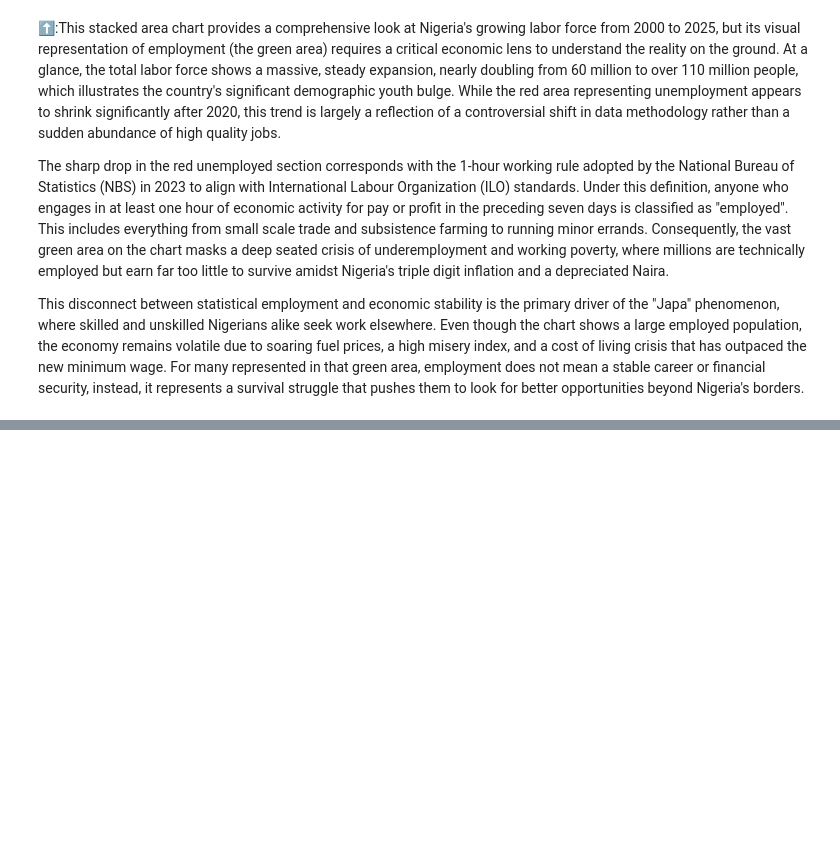
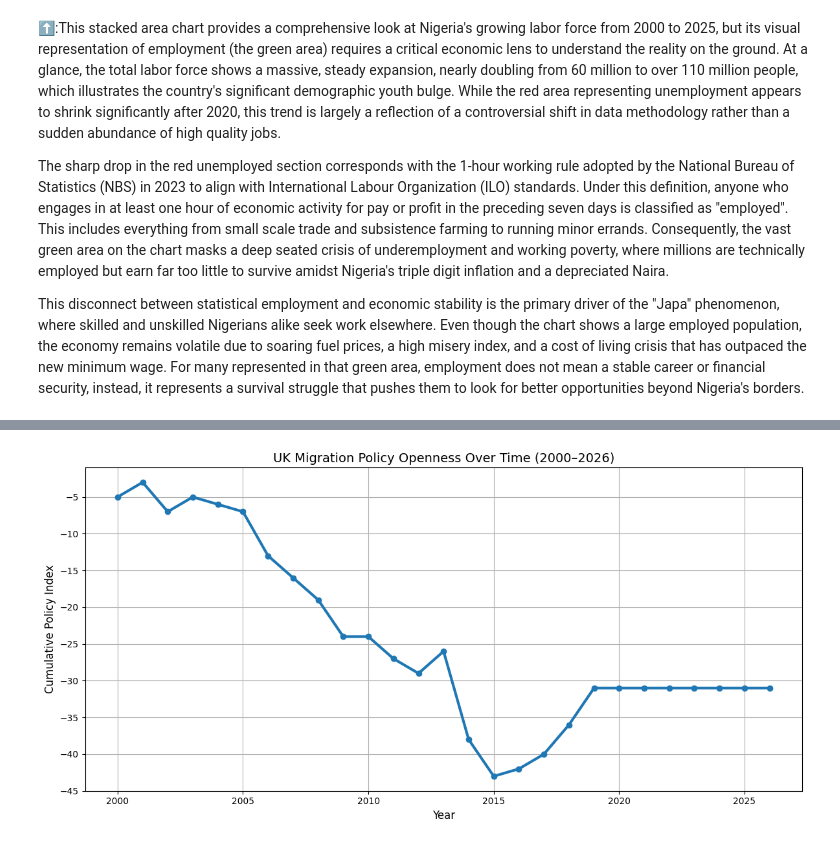
Before and after one commit to CU-S26-MSDSSB-DSCI-01-DataScienceLab/DataScienceLab_Migration, a Jupyter notebook: sec1.ipynb, the cells around one changed output, grey strips where cells are left out. Cells and saved outputs as stored; diff of their text form; code cells hidden in the pictures; blank space fills up the shorter version.

Commit message:
Policy migration

```diff
--- a/sec1.ipynb
+++ b/sec1.ipynb
@@ -156,0 +328,17 @@ This disconnect between statistical employment and economic stability is the pri
+# %%
+# ----------------------------
+# 6. ALIGN POLICY DATA TO TEAM PERIOD
+# ----------------------------
+
+policy_year = policy_year.set_index('year').reindex(range(2000, 2027))
+
+# Carry the cumulative index forward where later DEMIG data is unavailable
+policy_year['PolicyIndex'] = policy_year['PolicyIndex'].ffill()
+
+# For missing annual years, treat as no newly observed policy change
+policy_year['PolicyChange'] = policy_year['PolicyChange'].fillna(0)
+
+policy_year = policy_year.reset_index().rename(columns={'index': 'year'})
+
+print(policy_year.head(10))
+print(policy_year.tail(10))
@@ -156,0 +471,25 @@ This disconnect between statistical employment and economic stability is the pri
+# %%
+# ----------------------------
+# 11. VISUALIZATION 1:
+# POLICY EVOLUTION OVER TIME
+# ----------------------------
+
+plt.figure(figsize=(12,6))
+
+plt.plot(
+    policy_year['year'],
+    policy_year['PolicyIndex'],
+    marker='o',
+    linewidth=3
+)
+
+plt.title('UK Migration Policy Openness Over Time (2000–2026)', fontsize=14)
+plt.xlabel('Year', fontsize=12)
+plt.ylabel('Cumulative Policy Index', fontsize=12)
+
+plt.grid(True)
+
+plt.tight_layout()
+plt.show()
+# %% [output]
+[figure, added]
```
Also changed, not shown: parts of 33 cells of this notebook.
